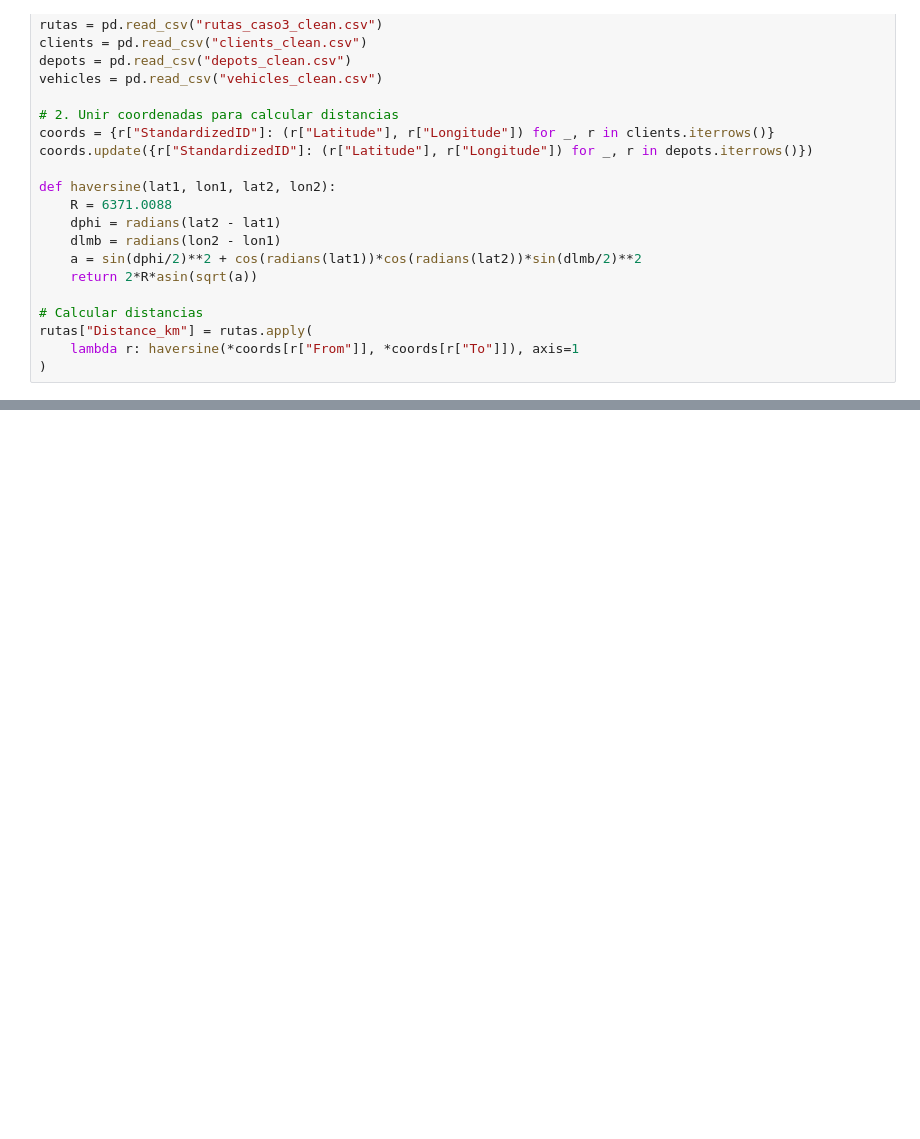
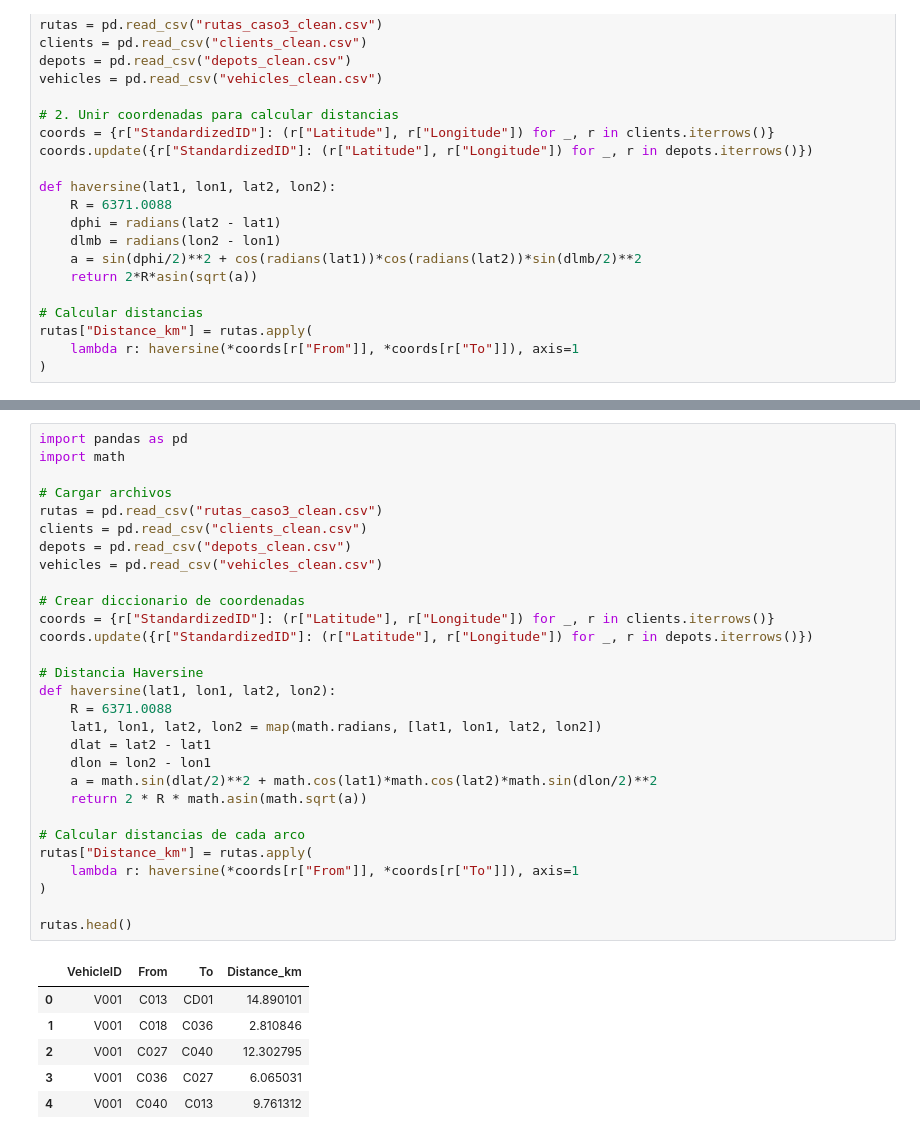
Before and after one commit to incarasa/Proyecto2MOS, a Jupyter notebook: caso3/analisis_sensibilidad.ipynb, the cells around one changed output, grey strips where cells are left out. Drawn from its saved outputs; the diff is of its cells as text; blank space fills up the shorter version.

```diff
--- a/caso3/analisis_sensibilidad.ipynb
+++ b/caso3/analisis_sensibilidad.ipynb
@@ -80,0 +101,36 @@ rutas["Distance_km"] = rutas.apply(
+# %%
+import pandas as pd
+import math
+
+# Cargar archivos
+rutas = pd.read_csv("rutas_caso3_clean.csv")
+clients = pd.read_csv("clients_clean.csv")
+depots = pd.read_csv("depots_clean.csv")
+vehicles = pd.read_csv("vehicles_clean.csv")
+
+# Crear diccionario de coordenadas
+coords = {r["StandardizedID"]: (r["Latitude"], r["Longitude"]) for _, r in clients.iterrows()}
+coords.update({r["StandardizedID"]: (r["Latitude"], r["Longitude"]) for _, r in depots.iterrows()})
+
+# Distancia Haversine
+def haversine(lat1, lon1, lat2, lon2):
+    R = 6371.0088
+    lat1, lon1, lat2, lon2 = map(math.radians, [lat1, lon1, lat2, lon2])
+    dlat = lat2 - lat1
+    dlon = lon2 - lon1
+    a = math.sin(dlat/2)**2 + math.cos(lat1)*math.cos(lat2)*math.sin(dlon/2)**2
+    return 2 * R * math.asin(math.sqrt(a))
+
+# Calcular distancias de cada arco
+rutas["Distance_km"] = rutas.apply(
+    lambda r: haversine(*coords[r["From"]], *coords[r["To"]]), axis=1
+)
+
+rutas.head()
+# %% [output]
+|  | VehicleID | From | To | Distance_km |
+| 0 | V001 | C013 | CD01 | 14.890101 |
+| 1 | V001 | C018 | C036 | 2.810846 |
+| 2 | V001 | C027 | C040 | 12.302795 |
+| 3 | V001 | C036 | C027 | 6.065031 |
+| 4 | V001 | C040 | C013 | 9.761312 |
```
Also changed, not shown: parts of 5 cells of this notebook.
